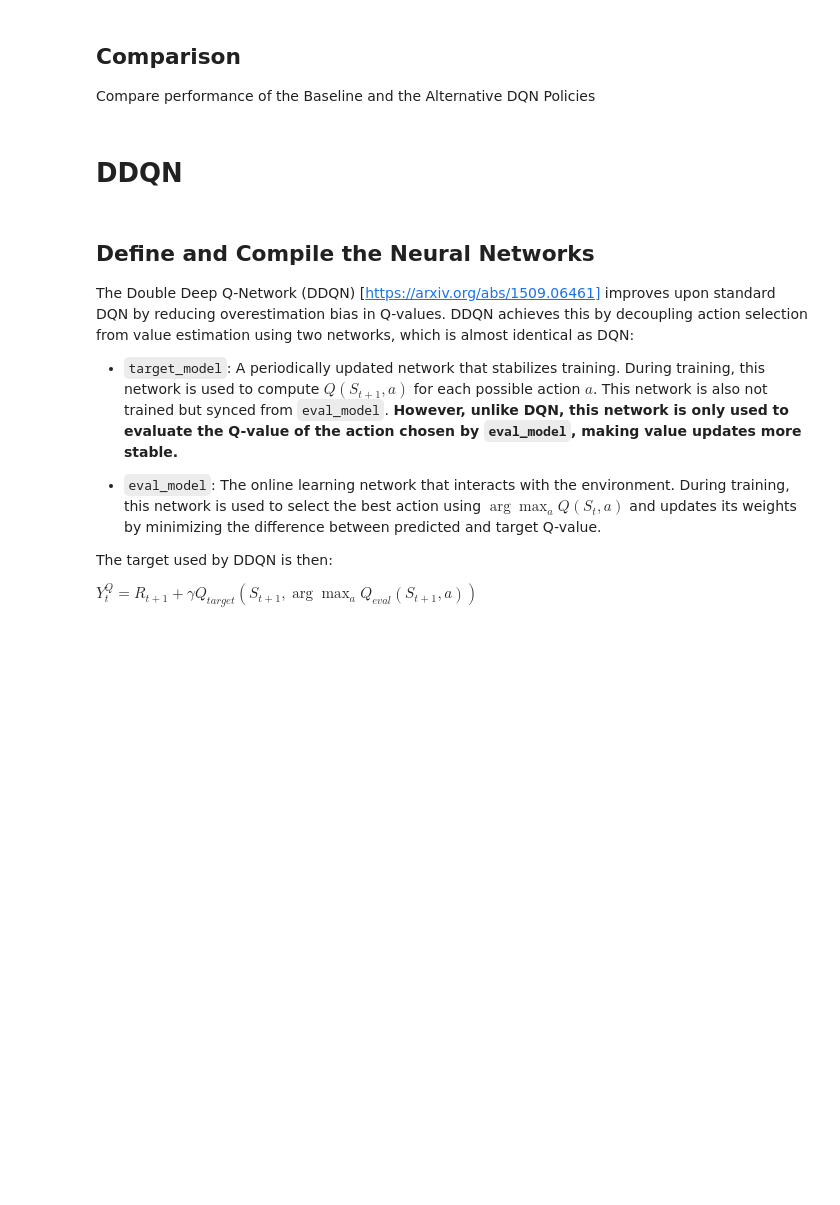
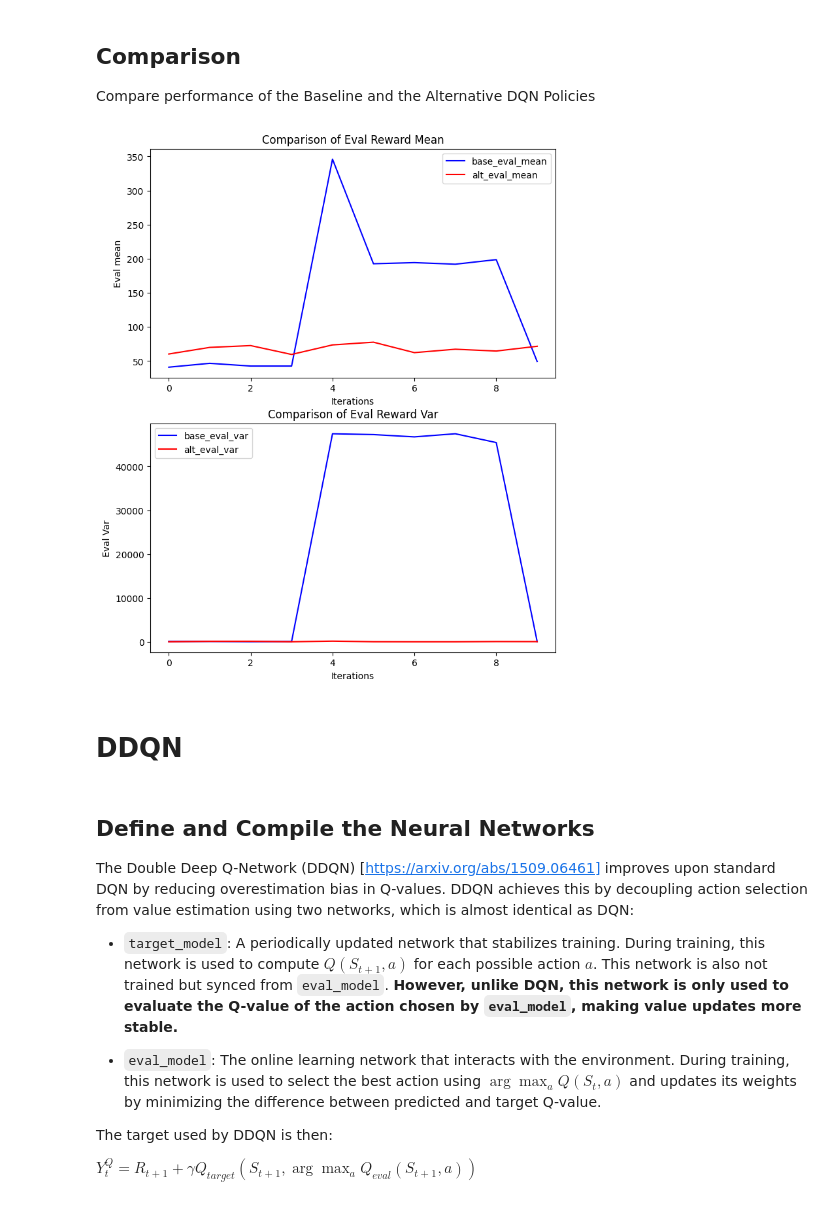
Before and after one commit to andychong23/IE4213_Part2_Assignment, a Jupyter notebook: EE4802- IE4213-Group06-Colab.ipynb, the cells around one changed output. Cells and saved outputs as stored; diff of their text form; code cells hidden in the pictures; blank space fills up the shorter version.

```diff
--- a/EE4802- IE4213-Group06-Colab.ipynb
+++ b/EE4802- IE4213-Group06-Colab.ipynb
@@ -813,6 +811,23 @@ A single network $Q_\theta$ (parameterized by $\theta$) is used to approximate $
 The target used by Naive DQN is then:
 
 $Y^{NaiveQ}_t = R_{t+1} + \gamma Q_{\theta}(S_{t+1}, a)$
+# %%
+# Use the following set of NN hyperparameters for ALL FOUR basline policies
+lr =  0.1        #@param {type:"number"}               # learning rate
+epoch =  32     #@param {type:"number"}               # epochs
+episode = 500  #@param {type:"number"}               # episodes
+
+epsilon = 0.9           #@param {type:"number"}     # Starting exploration rate
+epsilon_min = 0.1    #@param {type:"number"}     # Exploration rate min
+epsilon_decay = 0.99     #@param {type:"number"}     # Exploration rate decay
+
+gamma = 0.99          #@param {type:"number"}     # Agent discount factor
+
+# Use the following set of NN hyperparameters for Naive DQN, DQN and DDQN policies
+ba =  32       #@param {type:"number"}               # batch_size
+
+# Use the following set of RL hyperparameters for DQN and DDQN policies
+target_update_freq = 100 # @param {type:"number"}    # Target network update frequency
 # %%
 # Naive DQN Baseline Model
 from keras.models import Sequential
@@ -1275,7 +1323,7 @@ gamma = 0.99          #@param {type:"number"}     # Agent discount factor
 ba =  32       #@param {type:"number"}               # batch_size
 
 # Use the following set of RL hyperparameters for DQN and DDQN policies
-target_update_freq = 0.05 # @param {type:"number"}    # Target network update frequency
+target_update_freq = 100 # @param {type:"number"}    # Target network update frequency
 # %%
 # DQN Baseline Model
 from keras.models import Sequential
@@ -1734,3 +1821,23 @@ Compare performance of the Baseline and the Alternative DQN Policies
+# %%
+# [Write Code]
+ITERATIONS = 10
+base_eval_mean = []
+base_eval_var = []
+alt_eval_mean = []
+alt_eval_var = []
+
+for i in range(ITERATIONS):
+    eval_mean, eval_var = evaluation(eval_model)
+    base_eval_mean.append(eval_mean)
+    base_eval_var.append(eval_var)
+
+    eval_mean, eval_var = evaluation(eval_model_alt)
+    alt_eval_mean.append(eval_mean)
+    alt_eval_var.append(eval_var)
+# %%
+plot_evaluation_metrics(base_eval_mean, base_eval_var, alt_eval_mean, alt_eval_var, ITERATIONS)
+# %% [output]
+[figure, added]
 # %% [markdown]
 # DDQN
 # %% [markdown]
```
Also changed, not shown: parts of 31 cells of this notebook, 33 other files.
